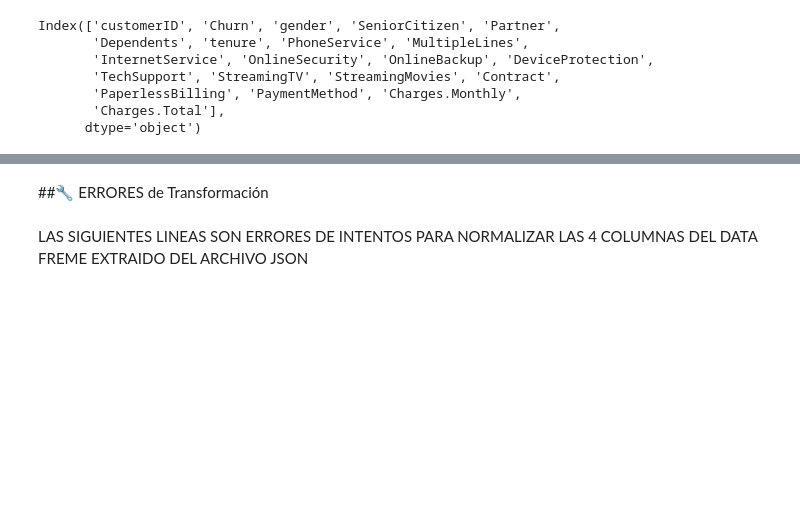
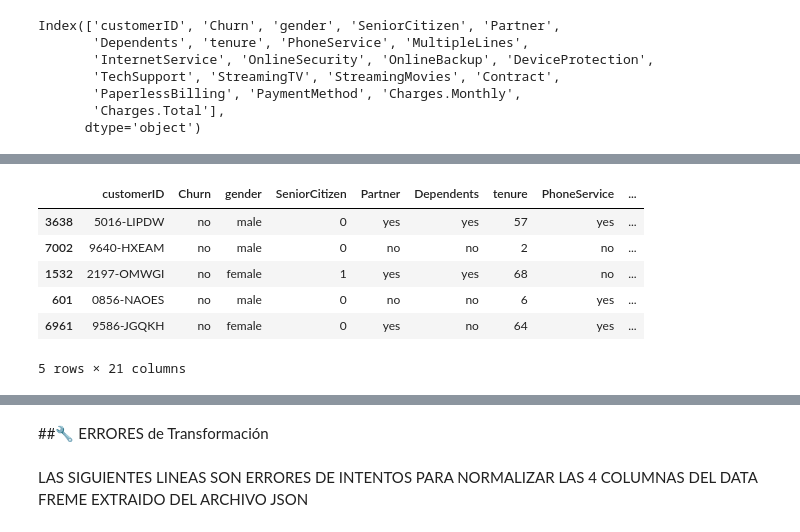
Before and after one commit to lespmo/Challenge_Telecom_X_anAlisis_evasiOn_clientes, a Jupyter notebook: TelecomX_LATAM_Parte_1_B_1.ipynb, the cells around one changed output, grey strips where cells are left out. Saved outputs shown, nothing was run; the diff lists cells and outputs as text; code cells hidden in the pictures; blank space fills up the shorter version.

```diff
--- a/TelecomX_LATAM_Parte_1_B_1.ipynb
+++ b/TelecomX_LATAM_Parte_1_B_1.ipynb
@@ -1062,0 +1188,8 @@ df_TelecomX_Normalizado.info()
+# %%
+colms =   ['Contract', 'PaperlessBilling', 'PaymentMethod']
+for c in colms:
+     df_TelecomX_Normalizado[c] = df_TelecomX_Normalizado[c].astype(str).str.strip()
+# %%
+colms =   ['Contract', 'PaperlessBilling', 'PaymentMethod']
+for c in colms:
+     df_TelecomX_Normalizado[c] = df_TelecomX_Normalizado[c].str.lower()
@@ -1062,0 +1217,13 @@ df_TelecomX_Normalizado.info()
+# %%
+#df_TelecomX_Normalizado['Charges.Total'].astype(str).str.strip().str.lower()
+df_TelecomX_Normalizado['Charges.Total'] = df_TelecomX_Normalizado['Charges.Total'].astype(str)
+df_TelecomX_Normalizado['Charges.Total'] = df_TelecomX_Normalizado['Charges.Total']\
+    .str.replace('$', '', regex=False)\
+    .str.replace(',', '', regex=False)\
+    .str.strip()
+df_TelecomX_Normalizado['Charges.Total'] = df_TelecomX_Normalizado['Charges.Total'].replace('', 0)
+df_TelecomX_Normalizado['Charges.Total'] = df_TelecomX_Normalizado['Charges.Total'].astype(np.float64)
+#df_TelecomX_Normalizado['Charges.Total'] = df_TelecomX_Normalizado['Charges.Total'].apply(lambda x: x.replace('$ ', '', regex=False).replace(' reais', '', regex=False).replace(',','.', regex=False).strip())
+#df_TelecomX_Normalizado['Charges.Total'].apply(lambda x: x.replace('$ ', '', regex=False).replace(' reais', '', regex=False).replace(',','.', regex=False).strip())
+# %%
+df_TelecomX_Normalizado['Churn'] = df_TelecomX_Normalizado['Churn'].astype(str).str.strip().str.lower().replace('', 'no')
@@ -1063,2 +1296,12 @@ df_TelecomX_Normalizado.info()
+# %%
+df_TelecomX_Normalizado.sample(5)
+# %% [output]
+|  | customerID | Churn | gender | SeniorCitizen | Partner | Dependents | tenure | PhoneService | ... |
+| 3638 | 5016-LIPDW | no | male | 0 | yes | yes | 57 | yes | ... |
+| 7002 | 9640-HXEAM | no | male | 0 | no | no | 2 | no | ... |
+| 1532 | 2197-OMWGI | no | female | 1 | yes | yes | 68 | no | ... |
+| 601 | 0856-NAOES | no | male | 0 | no | no | 6 | yes | ... |
+| 6961 | 9586-JGQKH | no | female | 0 | yes | no | 64 | yes | ... |
+5 rows × 21 columns
 # %%
 df_TelecomX_Normalizado.groupby('InternetService')['Charges.Monthly'].mean()
```
Also changed, not shown: parts of 51 cells of this notebook, 3 other files.
